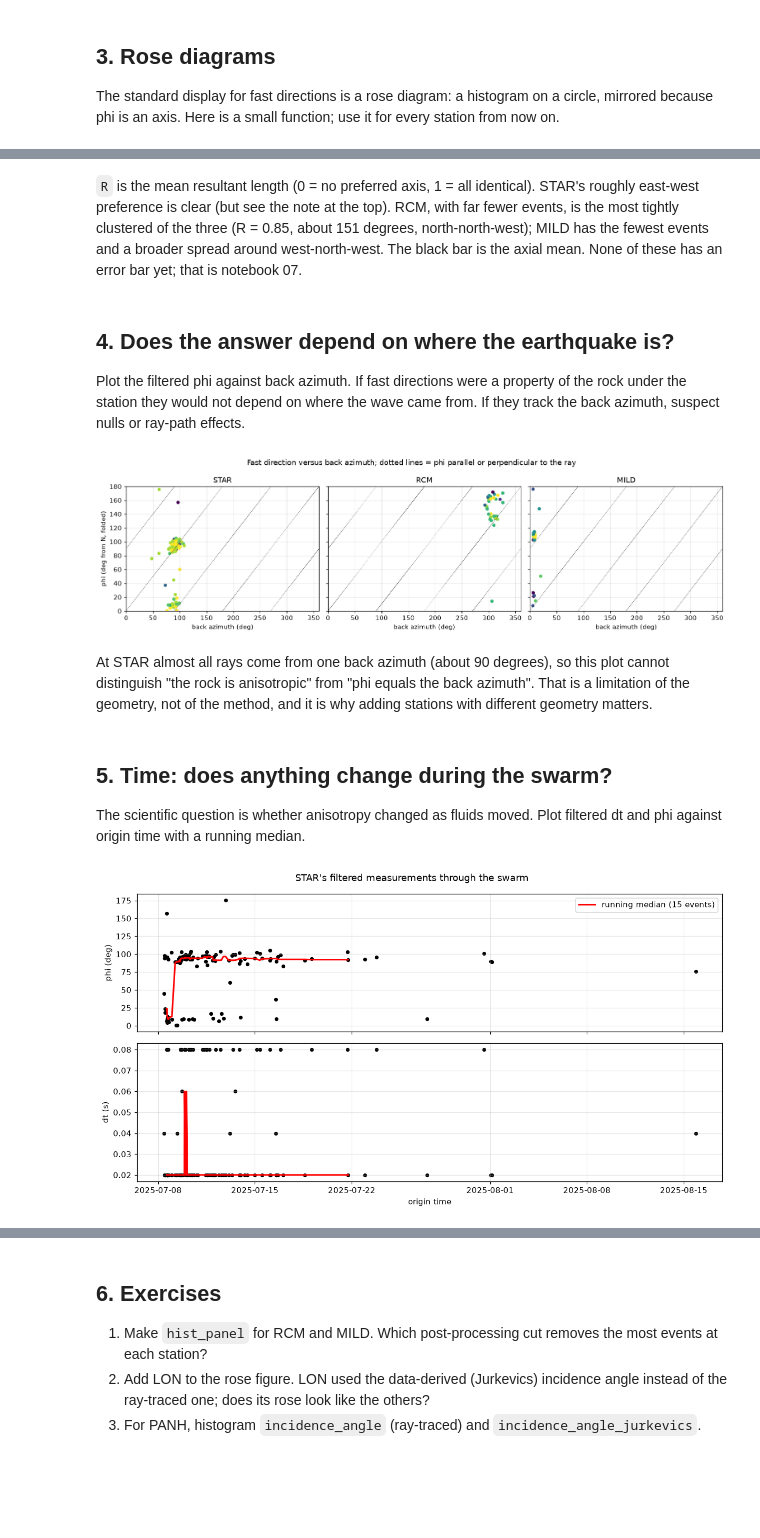
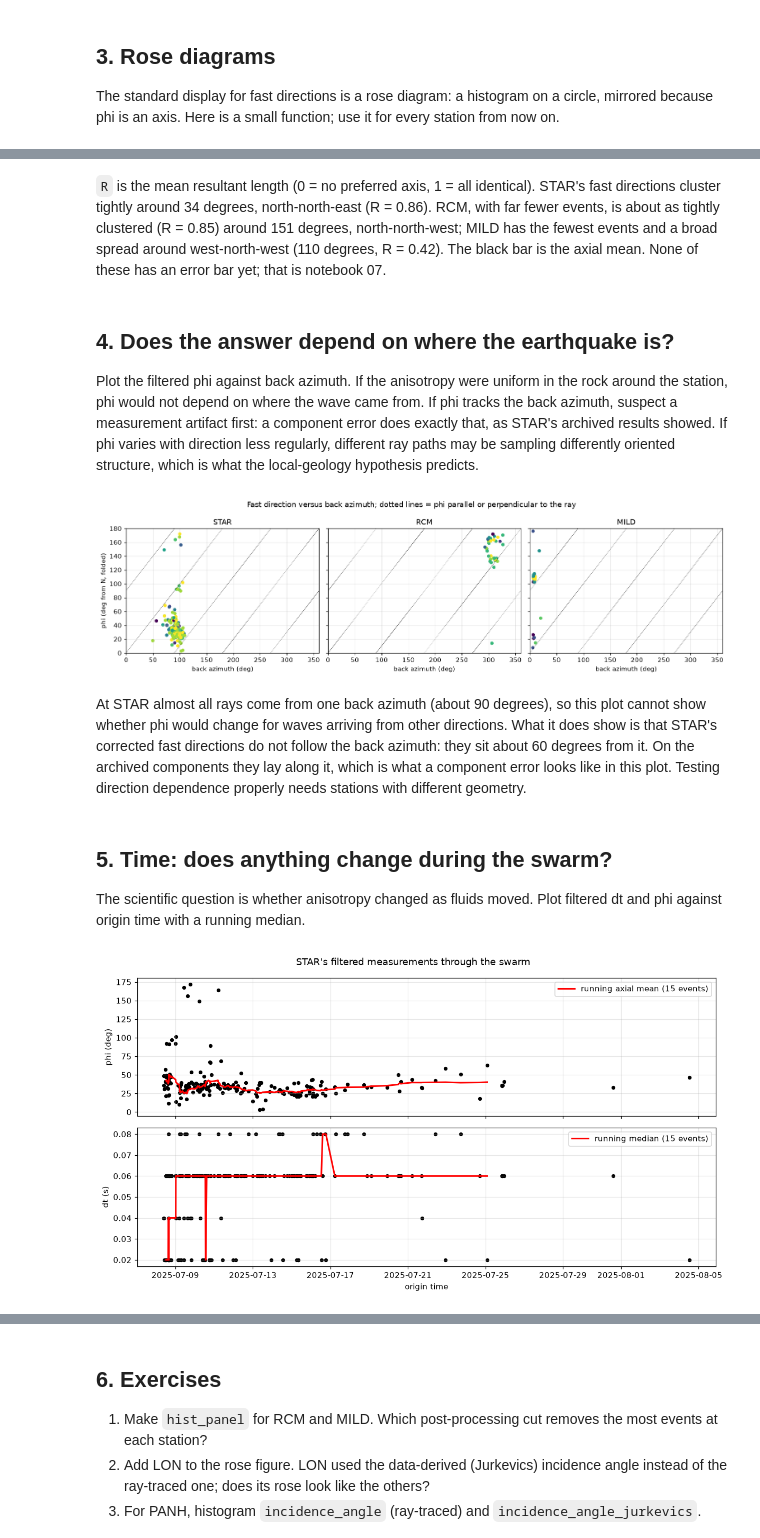
Before and after one commit to mhemmett/rainier-sws-tutorials, a Jupyter notebook: notebooks/06_exploring_the_results.ipynb, the cells around one changed output, grey strips where cells are left out. Saved outputs shown, nothing was run; the diff lists cells and outputs as text; code cells hidden in the pictures; blank space fills up the shorter version.

```diff
--- a/notebooks/06_exploring_the_results.ipynb
+++ b/notebooks/06_exploring_the_results.ipynb
@@ -21,8 +21,8 @@ print("repo:", REPO)
 # %% [output]
 repo: /Users/mhemmett/Seismology/rainier-sws-tutorials
 # %%
-import glob
 STATIONS = ["STAR", "RCM", "MILD", "LON", "PANH", "OBSR", "PARA", "RER", "COPP"]
-res = {s: pd.read_csv(paths.station_results_csv(s)) for s in STATIONS}
+# STAR: the research pipeline's re-run on corrected components (the note above); the others as archived
+res = {s: pd.read_csv(paths.station_results_csv(s, oriented=(s == "STAR"))) for s in STATIONS}
 res["STAR"].head(3)
 # %% [output]
@@ -51,7 +51,8 @@ funnel
 | COPP | 348 | 0 | 0 |
 # %%
 stages = pd.DataFrame({s: quality.stage_counts(r) for s, r in res.items()}).fillna(0).astype(int).T
-stages = stages[["ok", "fail_incidence", "fail_rectilinearity", "fail_snr", "fail_no_result", "fail_exception", "missing_channel"]]
+order = ["ok", "fail_incidence", "fail_rectilinearity", "fail_snr", "fail_clipped", "fail_no_result", "fail_exception", "missing_channel"]
+stages = stages[[c for c in order if c in stages] + [c for c in stages if c not in order]]   # every stage, none dropped
 ax = stages.plot.barh(stacked=True, figsize=(9, 5), colormap="tab10"); ax.invert_yaxis()
 ax.set_xlabel("catalog events"); ax.set_title("Where each station's events stopped")
 # %% [output]
@@ -113,9 +116,9 @@ plt.tight_layout()
 # %% [markdown]
-`R` is the mean resultant length (0 = no preferred axis, 1 = all identical). STAR's roughly east-west preference is clear (but see the note at the top). RCM, with far fewer events, is the most tightly clustered of the three (R = 0.85, about 151 degrees, north-north-west); MILD has the fewest events and a broader spread around west-north-west. The black bar is the axial mean. None of these has an error bar yet; that is notebook 07.
+`R` is the mean resultant length (0 = no preferred axis, 1 = all identical). STAR's fast directions cluster tightly around 34 degrees, north-north-east (R = 0.86). RCM, with far fewer events, is about as tightly clustered (R = 0.85) around 151 degrees, north-north-west; MILD has the fewest events and a broad spread around west-north-west (110 degrees, R = 0.42). The black bar is the axial mean. None of these has an error bar yet; that is notebook 07.
 # %% [markdown]
 ## 4. Does the answer depend on where the earthquake is?
 
-Plot the filtered phi against back azimuth. If fast directions were a property of the rock under the station they would not depend on where the wave came from. If they track the back azimuth, suspect nulls or ray-path effects.
+Plot the filtered phi against back azimuth. If the anisotropy were uniform in the rock around the station, phi would not depend on where the wave came from. If phi tracks the back azimuth, suspect a measurement artifact first: a component error does exactly that, as STAR's archived results showed. If phi varies with direction less regularly, different ray paths may be sampling differently oriented structure, which is what the local-geology hypothesis predicts.
 # %%
 fig, axes = plt.subplots(1, 3, figsize=(14, 4), sharey=True)
 for ax, s in zip(axes, ["STAR", "RCM", "MILD"]):
@@ -128,24 +131,30 @@ axes[0].set_ylabel("phi (deg from N, folded)")
 fig.suptitle("Fast direction versus back azimuth; dotted lines = phi parallel or perpendicular to the ray")
 plt.tight_layout()
 # %% [output]
-[figure, old version]
+[figure, new version]
 # %% [markdown]
-At STAR almost all rays come from one back azimuth (about 90 degrees), so this plot cannot distinguish "the rock is anisotropic" from "phi equals the back azimuth". That is a limitation of the geometry, not of the method, and it is why adding stations with different geometry matters.
+At STAR almost all rays come from one back azimuth (about 90 degrees), so this plot cannot show whether phi would change for waves arriving from other directions. What it does show is that STAR's corrected fast directions do not follow the back azimuth: they sit about 60 degrees from it. On the archived components they lay along it, which is what a component error looks like in this plot. Testing direction dependence properly needs stations with different geometry.
 # %% [markdown]
 ## 5. Time: does anything change during the swarm?
 
 The scientific question is whether anisotropy changed as fluids moved. Plot filtered dt and phi against origin time with a running median.
 # %%
+def rolling_axial_mean(phi_deg, n):
+    """Axial mean of each run of n consecutive values (phi and phi + 180 are the same axis)."""
+    two = np.deg2rad(2 * np.asarray(phi_deg, dtype=float))
+    c, s = pd.Series(np.cos(two)).rolling(n, center=True).mean(), pd.Series(np.sin(two)).rolling(n, center=True).mean()
+    return np.mod(np.rad2deg(np.arctan2(s, c)) / 2, 180)
+
 kept = quality.post_filtered(res["STAR"]).copy()
 kept["time"] = pd.to_datetime(kept.datetime, utc=True, format="ISO8601")
 kept = kept.sort_values("time")
 fig, axes = plt.subplots(2, 1, figsize=(11, 6), sharex=True)
 axes[0].scatter(kept.time, measure.phi_0_180(kept.phi), s=14, c="k"); axes[0].set_ylabel("phi (deg)")
 axes[1].scatter(kept.time, kept.dt, s=14, c="k"); axes[1].set_ylabel("dt (s)")
-for ax, col in zip(axes, [measure.phi_0_180(kept.phi), kept.dt]):
-    ax.plot(kept.time, pd.Series(np.asarray(col)).rolling(15, center=True).median().values, "r-", lw=2, label="running median (15 events)")
-axes[0].legend(); axes[1].set_xlabel("origin time"); fig.suptitle("STAR's filtered measurements through the swarm")
+axes[0].plot(kept.time, rolling_axial_mean(kept.phi, 15), "r-", lw=2, label="running axial mean (15 events)")
+axes[1].plot(kept.time, kept.dt.rolling(15, center=True).median().values, "r-", lw=2, label="running median (15 events)")
+axes[0].legend(); axes[1].legend(); axes[1].set_xlabel("origin time"); fig.suptitle("STAR's filtered measurements through the swarm")
 plt.tight_layout()
 # %% [output]
-[figure, old version]
+[figure, new version]
 # %% [markdown]
```
Also changed, not shown: parts of 20 cells of this notebook, 7 other files.
